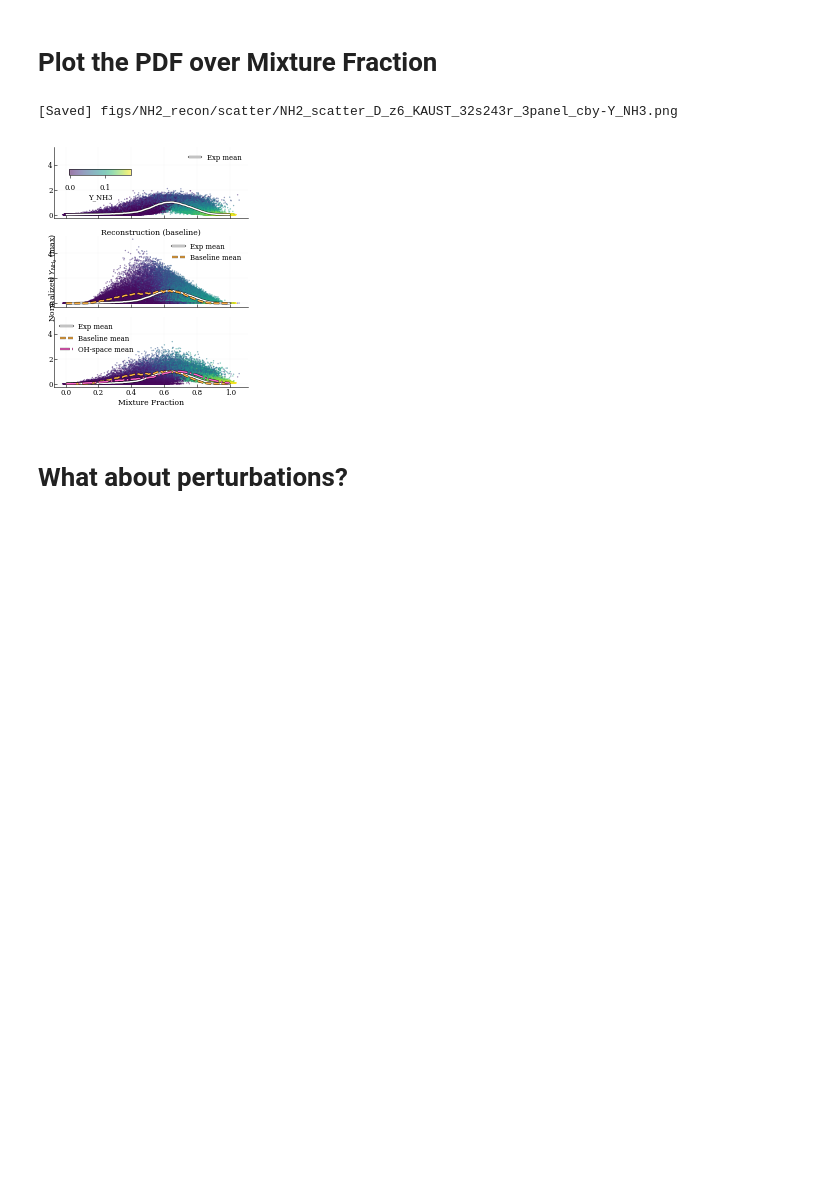
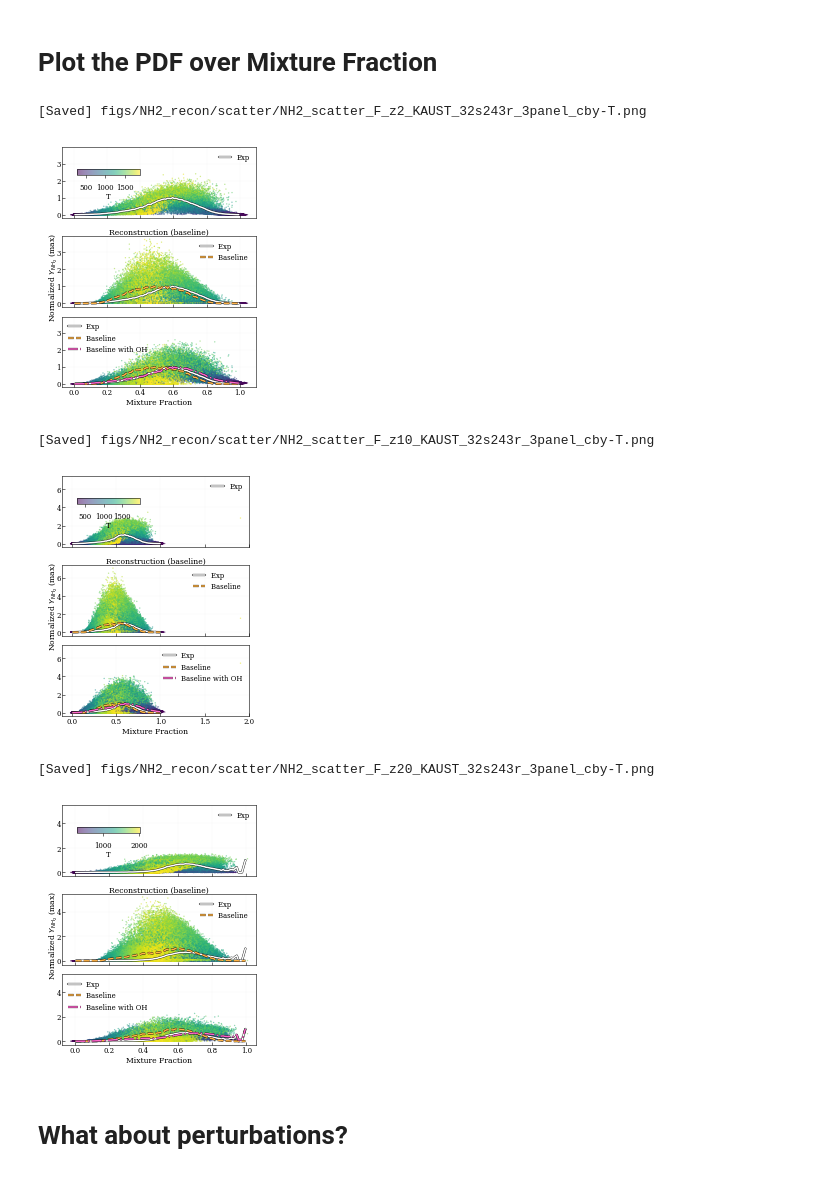
Before and after one commit to zhuxu317/QSSARecon, a Jupyter notebook: plt_paper_DEF_plt.ipynb, the cells around one changed output. Saved outputs shown, nothing was run; the diff lists cells and outputs as text; code cells hidden in the pictures; blank space fills up the shorter version.

```diff
--- a/plt_paper_DEF_plt.ipynb
+++ b/plt_paper_DEF_plt.ipynb
@@ -627,9 +655,9 @@ from matplotlib import patheffects as pe
 
 # ---------- Settings ----------
 mechanism   = "KAUST_32s243r"
-family      = "D"
+family      = "F"
 norm_method = "max"
-z_values    = [6]
+z_values    = [2,10,20]
 
 sections = [f"{family}_mass_z{z}" for z in z_values]
 
@@ -642,7 +670,7 @@ out_dir = "figs/NH2_recon/scatter"
 os.makedirs(out_dir, exist_ok=True)
 
 # ---------- Appearance ----------
-color_key   = "Y_NH3"
+color_key   = "T"
 cmap_name   = "viridis"
 color_range = None
 
@@ -786,51 +814,55 @@ for sec in sections:
     sc1 = ax1.scatter(x_exp, y_exp_n, s=1, c=c_exp, cmap=cmap, norm=norm,
                       alpha=0.55, lw=0, rasterized=True)
     if yb_n.size:
-        ax1.plot(xb, yb_n, label="Exp mean", **STYLE_EXP)
+        ax1.plot(xb, yb_n, label="Exp", **STYLE_EXP)
     ax1.legend(frameon=False, loc="best", handlelength=1.8)
     style_axes(ax1)
 
     # Panel 2
-    sc2 = ax2.scatter(x_rb, y_rb_n, s=1, c=df_r_base["Y_NH3"], cmap=cmap, norm=norm,
+    sc2 = ax2.scatter(x_rb, y_rb_n, s=1, c=df_r_base[color_key], cmap=cmap, norm=norm,
                       alpha=0.55, lw=0, rasterized=True)
-    ax2.plot(xb, yb_n, label="Exp mean", **STYLE_EXP)
-    ax2.plot(xrb, yrb_n, label="Baseline mean", **STYLE_BASE)
+    ax2.plot(xb, yb_n, label="Exp ", **STYLE_EXP)
+    ax2.plot(xrb, yrb_n, label="Baseline ", **STYLE_BASE)
     ax2.set_title("Reconstruction (baseline)", pad=1)
     ax2.legend(frameon=False, loc="best", handlelength=1.8)
     style_axes(ax2)
 
     # Panel 3
-    sc3 = ax3.scatter(x_roh, y_roh_n, s=1, c=df_r_oh["Y_NH3"], cmap=cmap, norm=norm,
+    sc3 = ax3.scatter(x_roh, y_roh_n, s=1, c=df_r_oh[color_key], cmap=cmap, norm=norm,
                       alpha=0.55, lw=0, rasterized=True)
-    ax3.plot(xb, yb_n, label="Exp mean", **STYLE_EXP)
-    ax3.plot(xrb, yrb_n, label="Baseline mean", **STYLE_BASE)
-    ax3.plot(xro, yro_n, label="OH-space mean", **STYLE_OH)
+    ax3.plot(xb, yb_n, label="Exp ", **STYLE_EXP)
+    ax3.plot(xrb, yrb_n, label="Baseline ", **STYLE_BASE)
+    ax3.plot(xro, yro_n, label="Baseline with OH", **STYLE_OH)
     ax3.set_xlabel("Mixture Fraction", labelpad=1)
     ax3.legend(frameon=False, loc="best", handlelength=1.8)
     style_axes(ax3)
 
-    fig.text(0.02, 0.5, r"Normalized $Y_{\mathrm{NH_2}}$ (max)",
+    fig.text(-0.02, 0.5, r"Normalized $Y_{\mathrm{NH_2}}$ (max)",
              va="center", rotation="vertical", fontsize=5.5)
 
     # ---- Horizontal colorbar in top-left of first subplot ----
     cbar_ax = fig.add_axes([0.12, 0.88, 0.3, 0.025])  # [x0, y0, width, height]
     cbar = fig.colorbar(sc1, cax=cbar_ax, orientation="horizontal")
     cbar.set_label(c_label, fontsize=5, labelpad=1)
     cbar.ax.tick_params(labelsize=5, width=0.4, length=2)
     cbar.outline.set_linewidth(0.4)
 
     # ---- Save figure as PNG ----
     out_path = os.path.join(
         out_dir,
         f"NH2_scatter_{family}_z{z_str}_{mechanism}_3panel_cby-{c_label.replace(' ','_')}.png"
     )
     fig.savefig(out_path, dpi=600, bbox_inches="tight", pad_inches=0.02, transparent=False)
     print(f"[Saved] {out_path}")
     plt.show()
     plt.close(fig)
 # %% [output]
-[Saved] figs/NH2_recon/scatter/NH2_scatter_D_z6_KAUST_32s243r_3panel_cby-Y_NH3.png
+[Saved] figs/NH2_recon/scatter/NH2_scatter_F_z2_KAUST_32s243r_3panel_cby-T.png
-[figure, old version]
+[figure, new version]
+[Saved] figs/NH2_recon/scatter/NH2_scatter_F_z10_KAUST_32s243r_3panel_cby-T.png
+[figure, added]
+[Saved] figs/NH2_recon/scatter/NH2_scatter_F_z20_KAUST_32s243r_3panel_cby-T.png
+[figure, added]
 # %% [markdown]
 # What about perturbations?
 # %%
```
Also changed, not shown: parts of 1 cell of this notebook.
